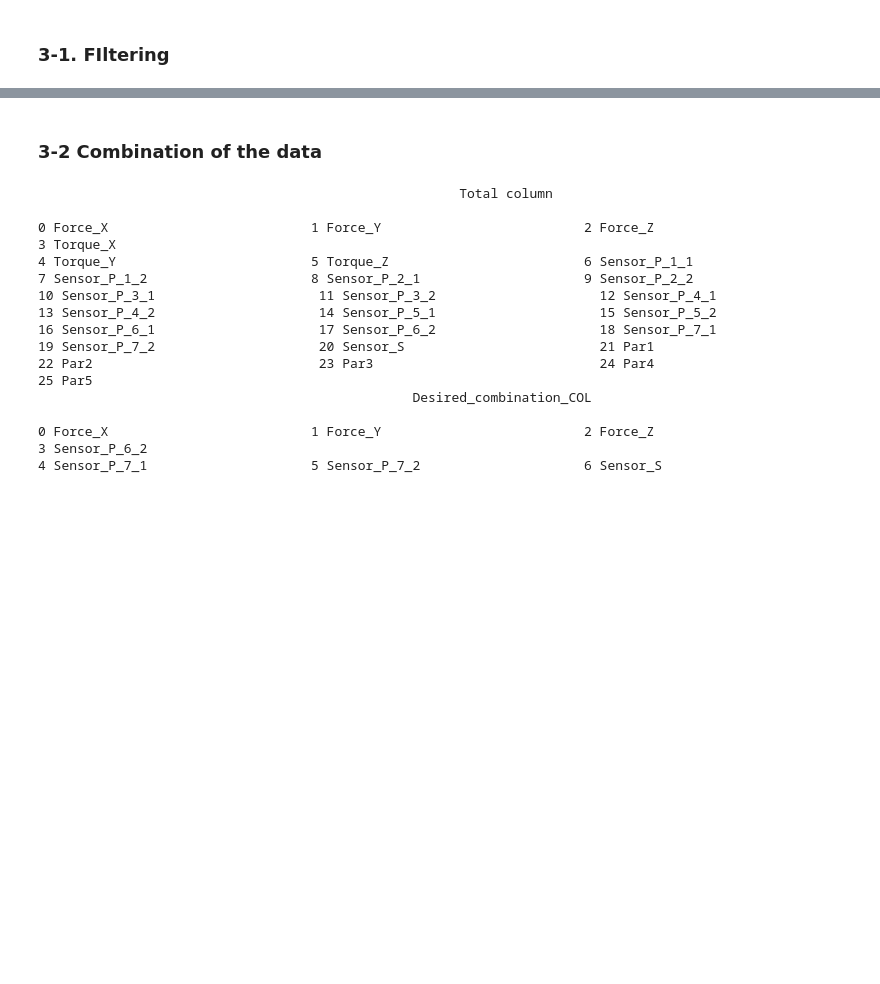
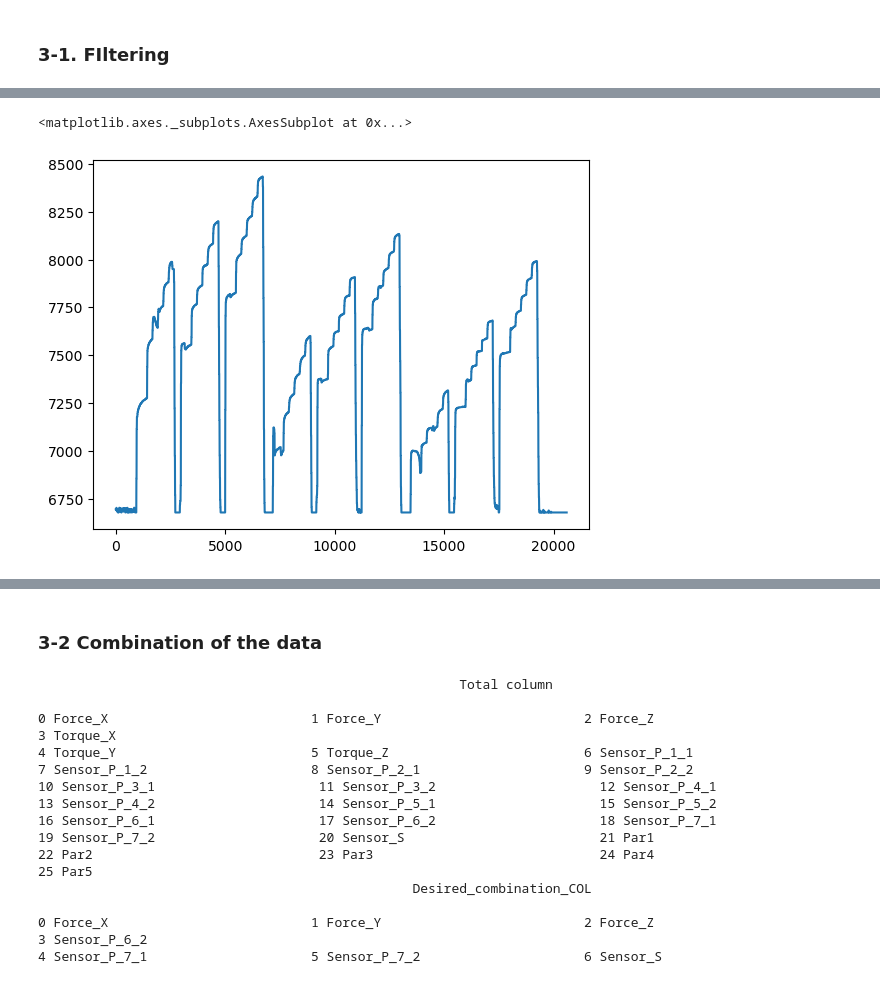
Before and after one commit to hunissweet/External_force, a Jupyter notebook: Main_Machine.ipynb, the cells around one changed output, grey strips where cells are left out. Cells and saved outputs as stored; diff of their text form; code cells hidden in the pictures; blank space fills up the shorter version.

```diff
--- a/Main_Machine.ipynb
+++ b/Main_Machine.ipynb
@@ -85,0 +90,5 @@ Filtered_dataset
+# %%
+Total_dataset[S_Sensor_col].plot()
+# %% [output]
+<matplotlib.axes._subplots.AxesSubplot at 0x...>
+[figure, added]
```
Also changed, not shown: parts of 9 cells of this notebook, 5 other files.
